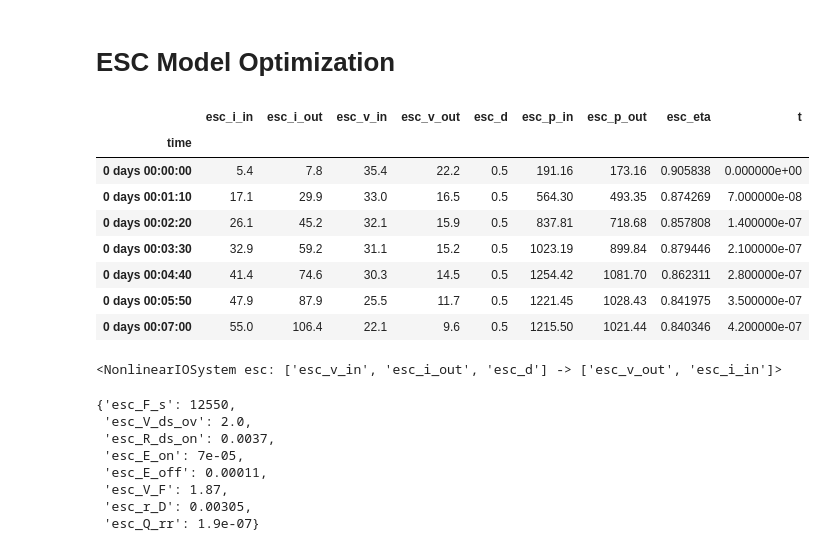
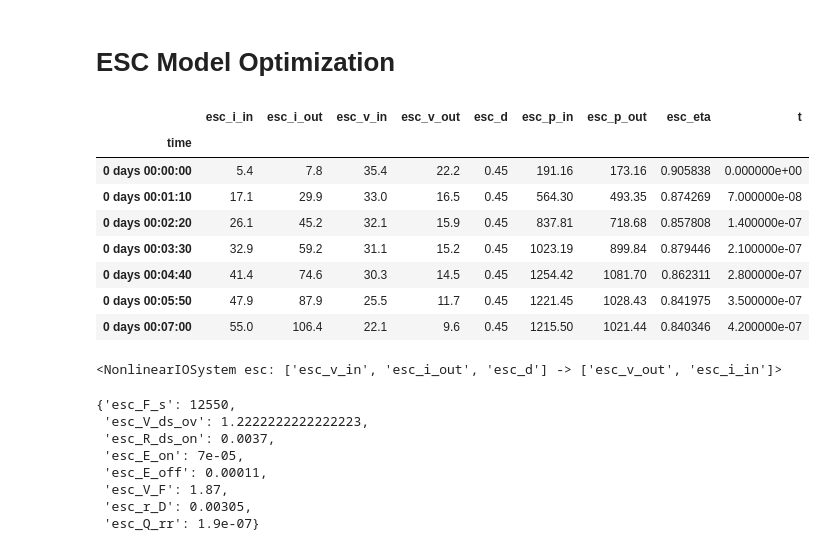
Before and after one commit to joaoantoniocardoso/solarboat_simulator, a Jupyter notebook: models/2020/esc/mam17_optimization.ipynb, the cells around one changed output. Cells and saved outputs as stored; diff of their text form; code cells hidden in the pictures.

```diff
--- a/models/2020/esc/mam17_optimization.ipynb
+++ b/models/2020/esc/mam17_optimization.ipynb
@@ -25,36 +24,36 @@ latex_tex_path = '/home/joaoantoniocardoso/workspace_TCC/repo/thesis/tex/generat
 # %%
 df = pd.read_csv("data/mam17_test_data.csv") # 50% duty-cycle
 
 df = df.iloc[1:].rename(columns={
     "Io": "esc_i_out",
     "Vo": "esc_v_out",
     "Ii": "esc_i_in",
     "Vi": "esc_v_in",
 })
 
-df['esc_d'] = 0.5
+df['esc_d'] = 0.45
 df['esc_p_in'] = df['esc_i_in'] * df['esc_v_in']
 df['esc_p_out'] = df['esc_i_out'] * df['esc_v_out']
 df['esc_eta'] = df['esc_p_out'] / df['esc_p_in']
 df['esc_eta'] = df['esc_eta'].fillna(value=0)
 
 # Organize the data for the fit:
 #  - Since there's no dynamics involved, we can make up that each measurement were made at each 60 seconds
 time = np.linspace(0, len(df)*60, len(df), dtype='timedelta64[s]')
 df['time'] = time
 df = df.reset_index(drop=True).set_index('time')
 df['t'] = time.astype(np.float64)*1e-9  # Simulation time in seconds as floats
 df
 # %% [output]
 |  | esc_i_in | esc_i_out | esc_v_in | esc_v_out | esc_d | esc_p_in | esc_p_out | esc_eta | t |
 | time |  |  |  |  |  |  |  |  |  |
-| 0 days 00:00:00 | 5.4 | 7.8 | 35.4 | 22.2 | 0.5 | 191.16 | 173.16 | 0.905838 | 0.000000e+00 |
-| 0 days 00:01:10 | 17.1 | 29.9 | 33.0 | 16.5 | 0.5 | 564.30 | 493.35 | 0.874269 | 7.000000e-08 |
-| 0 days 00:02:20 | 26.1 | 45.2 | 32.1 | 15.9 | 0.5 | 837.81 | 718.68 | 0.857808 | 1.400000e-07 |
-| 0 days 00:03:30 | 32.9 | 59.2 | 31.1 | 15.2 | 0.5 | 1023.19 | 899.84 | 0.879446 | 2.100000e-07 |
-| 0 days 00:04:40 | 41.4 | 74.6 | 30.3 | 14.5 | 0.5 | 1254.42 | 1081.70 | 0.862311 | 2.800000e-07 |
-| 0 days 00:05:50 | 47.9 | 87.9 | 25.5 | 11.7 | 0.5 | 1221.45 | 1028.43 | 0.841975 | 3.500000e-07 |
-| 0 days 00:07:00 | 55.0 | 106.4 | 22.1 | 9.6 | 0.5 | 1215.50 | 1021.44 | 0.840346 | 4.200000e-07 |
+| 0 days 00:00:00 | 5.4 | 7.8 | 35.4 | 22.2 | 0.45 | 191.16 | 173.16 | 0.905838 | 0.000000e+00 |
+| 0 days 00:01:10 | 17.1 | 29.9 | 33.0 | 16.5 | 0.45 | 564.30 | 493.35 | 0.874269 | 7.000000e-08 |
+| 0 days 00:02:20 | 26.1 | 45.2 | 32.1 | 15.9 | 0.45 | 837.81 | 718.68 | 0.857808 | 1.400000e-07 |
+| 0 days 00:03:30 | 32.9 | 59.2 | 31.1 | 15.2 | 0.45 | 1023.19 | 899.84 | 0.879446 | 2.100000e-07 |
+| 0 days 00:04:40 | 41.4 | 74.6 | 30.3 | 14.5 | 0.45 | 1254.42 | 1081.70 | 0.862311 | 2.800000e-07 |
+| 0 days 00:05:50 | 47.9 | 87.9 | 25.5 | 11.7 | 0.45 | 1221.45 | 1028.43 | 0.841975 | 3.500000e-07 |
+| 0 days 00:07:00 | 55.0 | 106.4 | 22.1 | 9.6 | 0.45 | 1215.50 | 1021.44 | 0.840346 | 4.200000e-07 |
 # %%
 from model import ESC
 
@@ -67,7 +66,7 @@ esc_operation_params = {
     # OPERATION PARAMETERS
     # ============================================================
     "esc_F_s": 12550,         # Hz, switching frequency
-    "esc_V_ds_ov": 2.0,       # fractional overshoot (2 → +200 % !! verify intended scale)
+    "esc_V_ds_ov": (80 / 36) -1,    # fractional overshoot
 }
 esc_mosfet_params = {
     # ============================================================
@@ -86,7 +85,6 @@ esc_mosfet_params = {
 
     # Body diode reverse recovery
     "esc_Q_rr": 0.38e-6,      # C
-    # trr not needed by your model, so not included
 }
 esc_diode_params = {
     # ============================================================
@@ -101,7 +99,7 @@ esc_params = esc_operation_params | esc_mosfet_params | esc_diode_params
 esc_params
 # %% [output]
 {'esc_F_s': 12550,
- 'esc_V_ds_ov': 2.0,
+ 'esc_V_ds_ov': 1.2222222222222223,
  'esc_R_ds_on': 0.0037,
  'esc_E_on': 7e-05,
  'esc_E_off': 0.00011,
```
Also changed, not shown: parts of 7 cells of this notebook, 2 other files.
